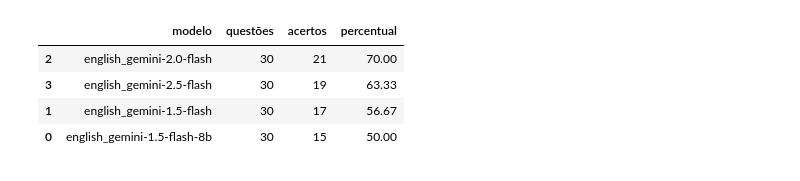
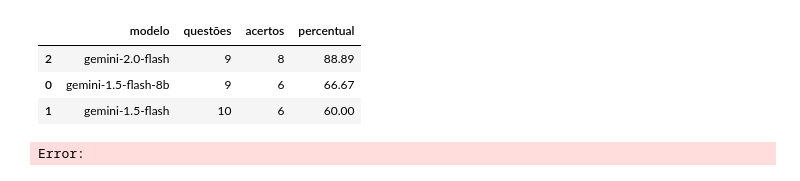
Before and after one commit to pcalais/law-cognitive-structure, a Jupyter notebook: notebooks/evaluate-models.ipynb, the cells around one changed output. Cells and saved outputs as stored; diff of their text form; code cells hidden in the pictures.

```diff
--- a/notebooks/evaluate-models.ipynb
+++ b/notebooks/evaluate-models.ipynb
@@ -16,7 +16,7 @@ import os
 import glob
 
 # Caminho da pasta com os arquivos CSV
-folder_path = 'data/model-runs-english'
+folder_path = '../data/processed/model-runs/'
 csv_files = glob.glob(os.path.join(folder_path, '*_answers.csv'))
 
 # Lista para guardar os resultados de cada modelo
@@ -30,34 +30,34 @@ for filepath in csv_files:
     # Lê o CSV com pandas
     df = pd.read_csv(filepath)
 
     # Garante que as colunas esperadas estão presentes
     if 'alternativa' not in df.columns or 'correct' not in df.columns:
         print(f"Aviso: arquivo {filename} não contém as colunas esperadas.")
         continue
 
     # Conta quantas respostas estão corretas
     total_questions = len(df)
     correct_answers = (df['alternativa'] == df['correct']).sum()
     percentage = correct_answers / total_questions * 100
 
     # Adiciona os resultados à lista
     model_results.append({
         'modelo': model_name,
         'questões': total_questions,
         'acertos': correct_answers,
         'percentual': round(percentage, 2)
     })
 
 # Cria um DataFrame com os resultados
 results_df = pd.DataFrame(model_results)
 
 # Ordena do maior para o menor percentual de acertos
 results_df = results_df.sort_values(by='percentual', ascending=False)
 
 results_df.head()
 # %% [output]
 |  | modelo | questões | acertos | percentual |
-| 2 | english_gemini-2.0-flash | 30 | 21 | 70.00 |
-| 3 | english_gemini-2.5-flash | 30 | 19 | 63.33 |
-| 1 | english_gemini-1.5-flash | 30 | 17 | 56.67 |
-| 0 | english_gemini-1.5-flash-8b | 30 | 15 | 50.00 |
+| 2 | gemini-2.0-flash | 9 | 8 | 88.89 |
+| 0 | gemini-1.5-flash-8b | 9 | 6 | 66.67 |
+| 1 | gemini-1.5-flash | 10 | 6 | 60.00 |
+Error:
```
Also changed, not shown: 1 other file.
